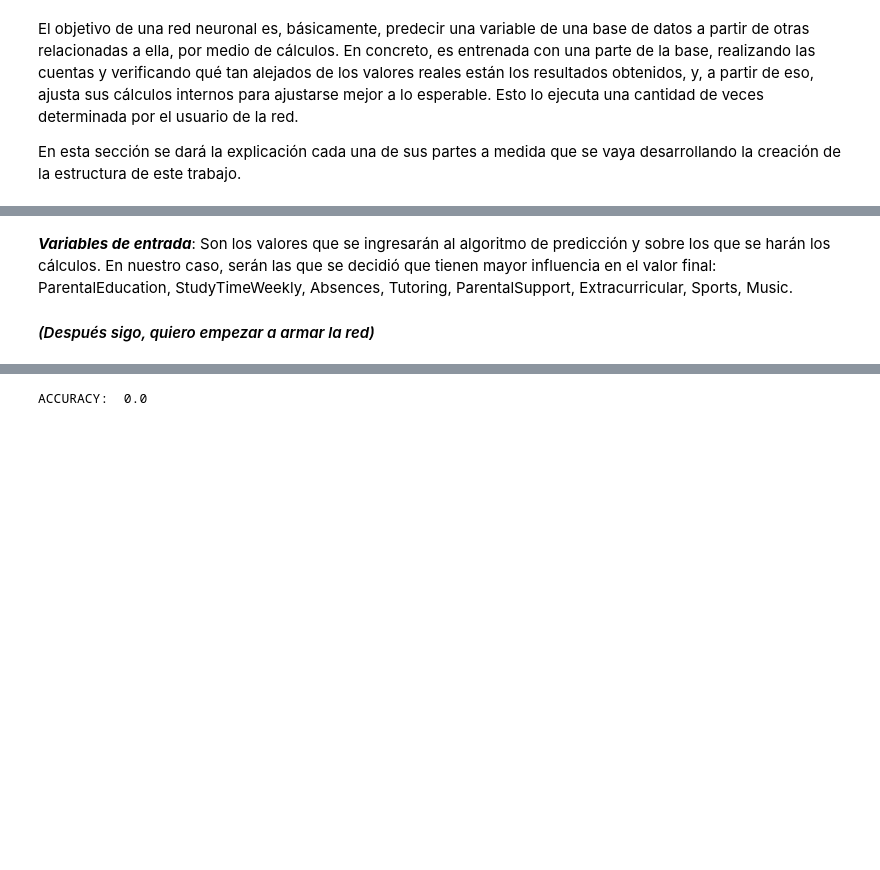
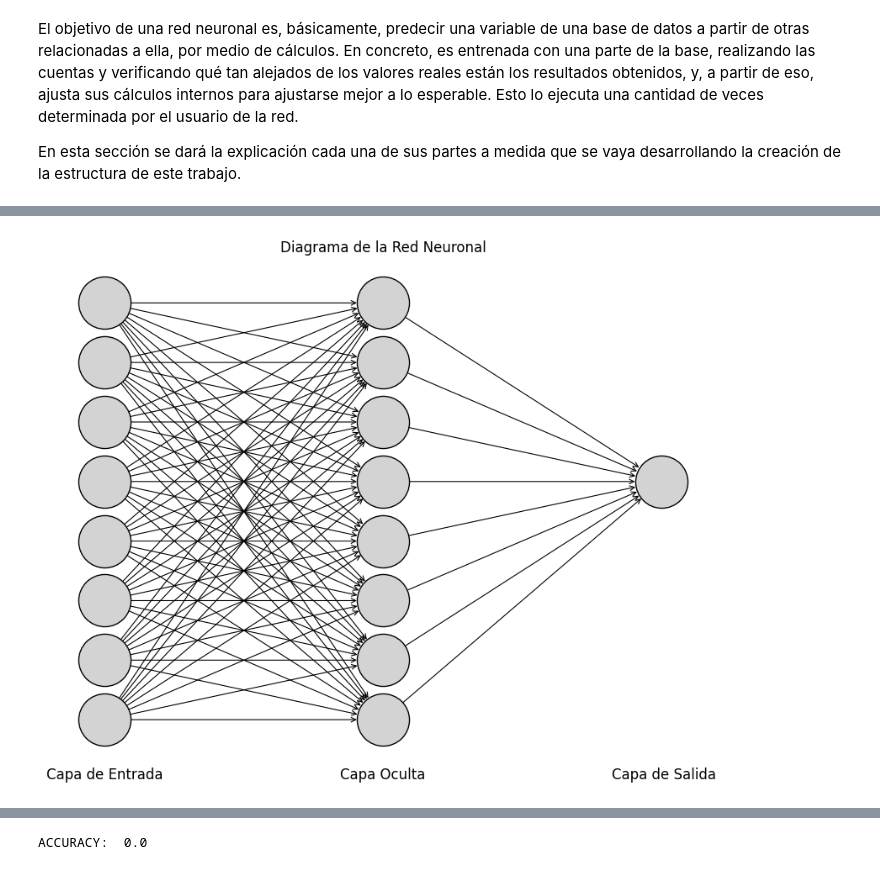
Before and after one commit to Juanalgo1/Alvarez-Maidana, a Jupyter notebook: Alvarez-Maidana.ipynb, the cells around one changed output, grey strips where cells are left out. Saved outputs shown, nothing was run; the diff lists cells and outputs as text; code cells hidden in the pictures; blank space fills up the shorter version.

Commit message:
Avance en parte 2.
Agrego algo sobre la red, diagramas, etc.

```diff
--- a/Alvarez-Maidana.ipynb
+++ b/Alvarez-Maidana.ipynb
@@ -424,4 +422,50 @@ Debemos tener en cuenta que todo estas conexiones también la podríamos represe
-# %% [markdown]
-***Variables de entrada***: Son los valores que se ingresarán al algoritmo de predicción y sobre los que se harán los cálculos. En nuestro caso, serán las que se decidió que tienen mayor influencia en el valor final: ParentalEducation, StudyTimeWeekly, Absences, Tutoring, ParentalSupport, Extracurricular, Sports, Music.
-
-#### _(Después sigo, quiero empezar a armar la red)_
+# %%
+# Código que grafica la red neuronal, matplotlib + networkx.
+
+import matplotlib.pyplot as plt
+import networkx as nx
+
+# Dimensiones de la red
+neuronas_entrada = 8
+neuronas_ocultas = 8
+neuronas_salida = 1
+
+G = nx.DiGraph() # Crea el grafo (vacío).
+
+# Agregar nodos para la capa de entrada
+for i in range(neuronas_entrada):
+    G.add_node(f'Input {i+1}', pos=(0, i))
+
+# Agregar nodos para la capa oculta
+for i in range(neuronas_ocultas):
+    G.add_node(f'Hidden {i+1}', pos=(1, i))
+
+# Agregar nodo para la capa de salida
+G.add_node('Output', pos=(2, neuronas_ocultas//2))
+
+# Agregar las conexiones entre las capas
+for i in range(neuronas_entrada):
+    for j in range(neuronas_ocultas):
+        G.add_edge(f'Input {i+1}', f'Hidden {j+1}')
+
+for j in range(neuronas_ocultas):
+    G.add_edge(f'Hidden {j+1}', 'Output')
+
+pos = nx.get_node_attributes(G, 'pos') # Algo que tiene que ver con la posición de los nodos.
+
+plt.figure(figsize=(8, 6)) # Se dibuja la red.
+
+# Config del estilo (colores, bordes, flechas, etc.).
+nx.draw(G, pos, with_labels=False, node_size=2000, node_color="lightgray",
+        edgecolors="black", font_size=10, font_weight="bold", arrows=True,
+        arrowstyle='->', arrowsize=10, width=0.8)
+
+# Etiquetas
+plt.text(0, -1, 'Capa de Entrada', fontsize=12, ha='center')
+plt.text(1, -1, 'Capa Oculta', fontsize=12, ha='center')
+plt.text(2.01, -1, 'Capa de Salida', fontsize=12, ha='center')
+
+plt.title("Diagrama de la Red Neuronal")
+plt.show()
+# %% [output]
+[figure, added]
```
Also changed, not shown: parts of 7 cells of this notebook.
